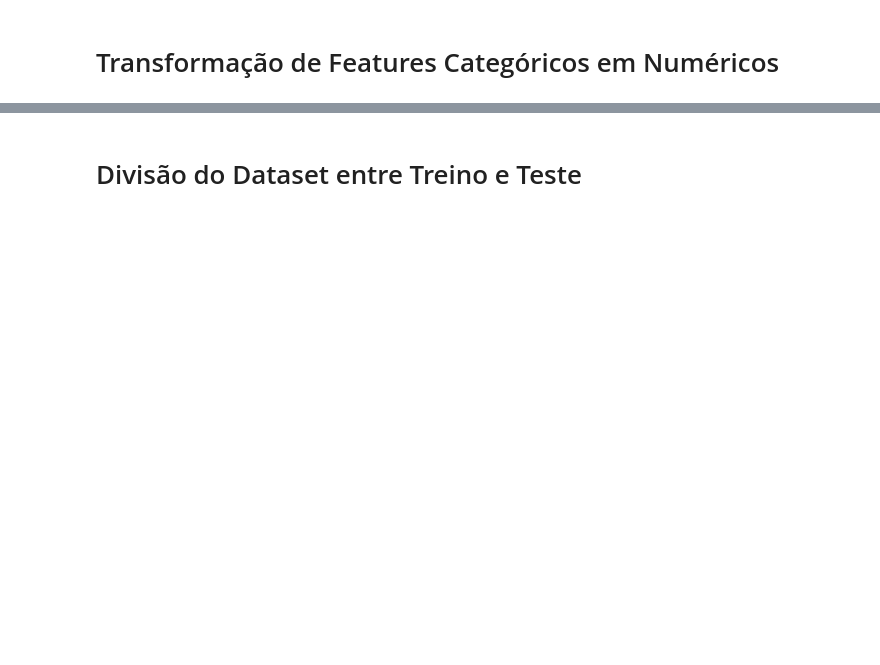
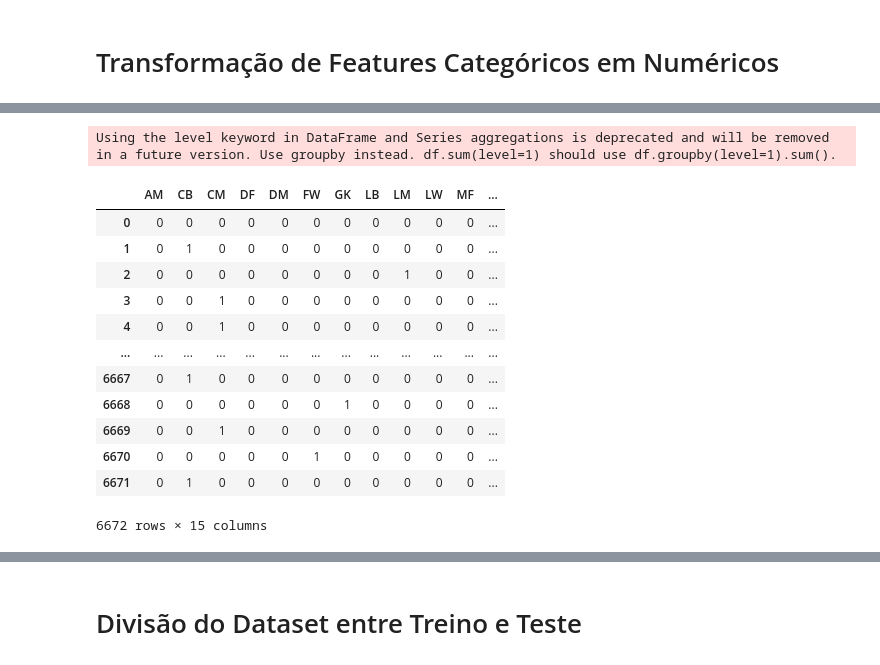
Before and after one commit to augustomaillo/cdaf-performance-influences, a Jupyter notebook: Pipeline.ipynb, the cells around one changed output, grey strips where cells are left out. Drawn from its saved outputs; the diff is of its cells as text; code cells hidden in the pictures; blank space fills up the shorter version.

```diff
--- a/Pipeline.ipynb
+++ b/Pipeline.ipynb
@@ -61,0 +77,16 @@ dataset
+# %%
+dataset = pd.read_csv('input_data_2.csv',index_col=0)
+matches_with_weather = pd.read_pickle('bkp_matches_w_weather.pkl')
+dataset = dataset.merge(matches_with_weather,left_on=['home_team', 'away_team', 'Season_End_Year'], right_on=['Team','Away', 'Season_End_Year'], how='inner')
+dataset.drop(columns=['home_team', 'away_team', 'team', 'Team', 'Away', 'FDCOUK', 'FTR', 'stadium', 'Date'], inplace=True)
+dataset.drop(columns=['tsun', 'Country', 'Stadium','City', 'HomeGoals', 'AwayGoals', 'date', 'Season_End_Year', 'Latitude', 'Longitude'], inplace=True)
+
+dataset[['snow', 'wpgt', 'prcp']] = dataset[['snow', 'wpgt', 'prcp']] .fillna(0)
+
+dataset.drop(columns=['wdir', 'pres'], inplace=True)
+dataset.drop(columns=['game_id', 'game_id_y', 'action_value', 'xag'], inplace=True)
+pd.set_option('display.max_columns', 500)
+
+# dataset = dataset[dataset.pos.str.match('MF')]
+# dataset.drop(columns=['pos'], inplace=True)
+dataset
@@ -103,0 +156,18 @@ dataset_converted
+# %%
+dummies = pd.get_dummies(dataset['pos'].iloc[:].str.split(',').apply(pd.Series).stack()).sum(level=0)
+dummies
+# %% [output]
+Using the level keyword in DataFrame and Series aggregations is deprecated and will be removed in a future version. Use groupby instead. df.sum(level=1) should use df.groupby(level=1).sum().
+|  | AM | CB | CM | DF | DM | FW | GK | LB | LM | LW | MF | ... |
+| 0 | 0 | 0 | 0 | 0 | 0 | 0 | 0 | 0 | 0 | 0 | 0 | ... |
+| 1 | 0 | 1 | 0 | 0 | 0 | 0 | 0 | 0 | 0 | 0 | 0 | ... |
+| 2 | 0 | 0 | 0 | 0 | 0 | 0 | 0 | 0 | 1 | 0 | 0 | ... |
+| 3 | 0 | 0 | 1 | 0 | 0 | 0 | 0 | 0 | 0 | 0 | 0 | ... |
+| 4 | 0 | 0 | 1 | 0 | 0 | 0 | 0 | 0 | 0 | 0 | 0 | ... |
+| ... | ... | ... | ... | ... | ... | ... | ... | ... | ... | ... | ... | ... |
+| 6667 | 0 | 1 | 0 | 0 | 0 | 0 | 0 | 0 | 0 | 0 | 0 | ... |
+| 6668 | 0 | 0 | 0 | 0 | 0 | 0 | 1 | 0 | 0 | 0 | 0 | ... |
+| 6669 | 0 | 0 | 1 | 0 | 0 | 0 | 0 | 0 | 0 | 0 | 0 | ... |
+| 6670 | 0 | 0 | 0 | 0 | 0 | 1 | 0 | 0 | 0 | 0 | 0 | ... |
+| 6671 | 0 | 1 | 0 | 0 | 0 | 0 | 0 | 0 | 0 | 0 | 0 | ... |
+6672 rows × 15 columns
```
Also changed, not shown: parts of 32 cells of this notebook.
